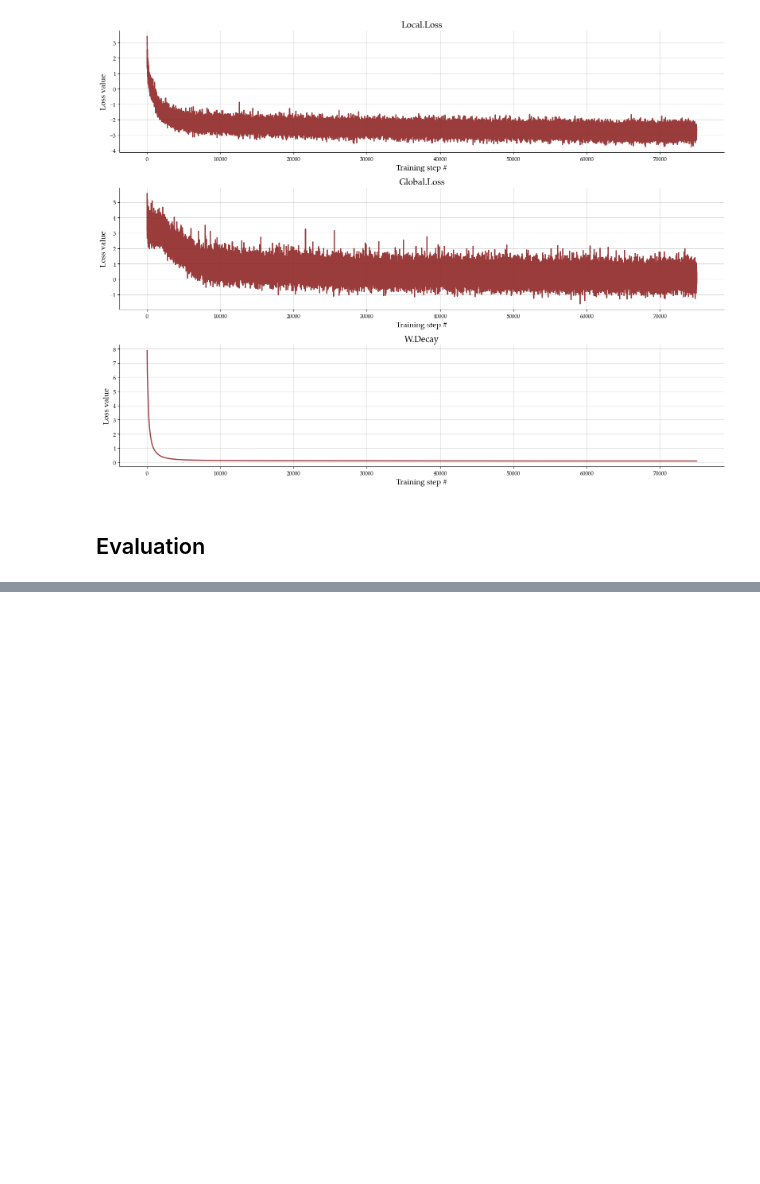
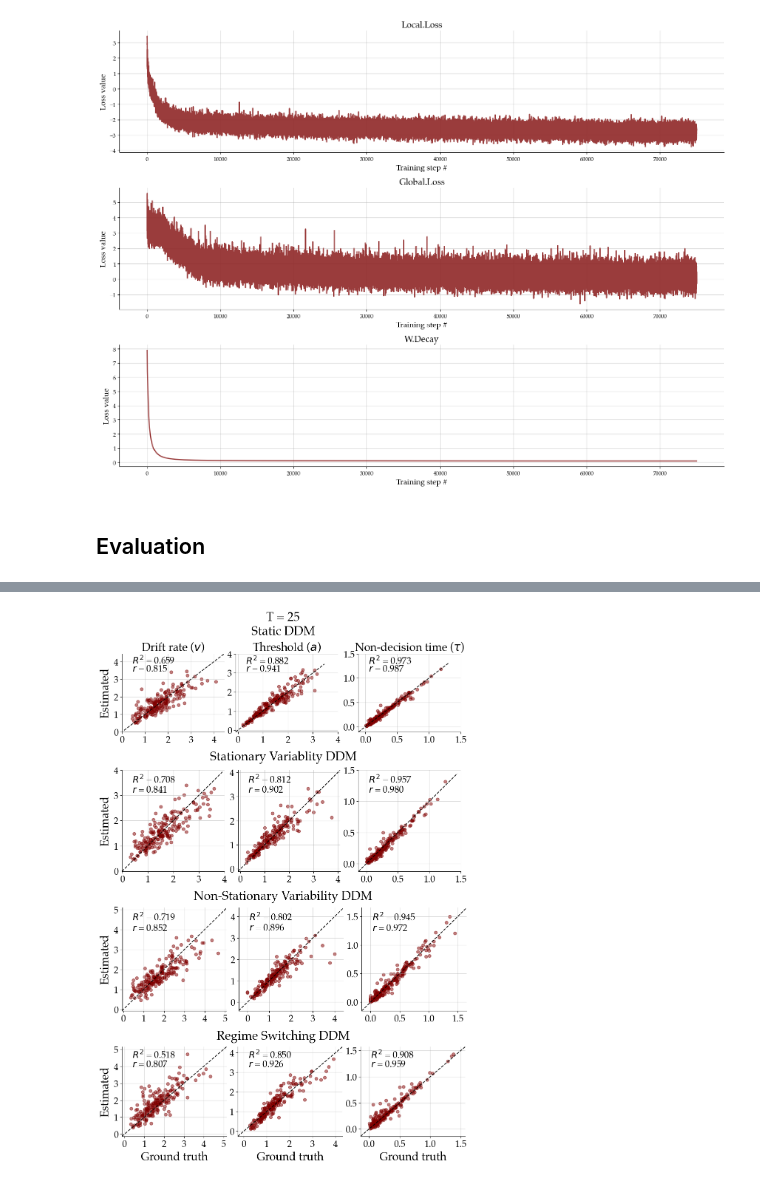
Before and after one commit to bayesflow-org/Neural-Superstatistics, a Jupyter notebook: applications/simulation_study/notebook/simulation_study_experiment.ipynb, the cells around one changed output, grey strips where cells are left out. Saved outputs shown, nothing was run; the diff lists cells and outputs as text; code cells hidden in the pictures; blank space fills up the shorter version.

```diff
--- a/applications/simulation_study/notebook/simulation_study_experiment.ipynb
+++ b/applications/simulation_study/notebook/simulation_study_experiment.ipynb
@@ -330,0 +334,91 @@ plt.savefig('../plots/simulation_study_mae.png', dpi=300, bbox_inches='tight')
+# %%
+TIME_POINTS = np.array([26, 51, 99, 199, 299, 399]) - 1
+param_names = [r'Drift rate ($v$)', r'Threshold ($a$)', r'Non-decision time ($\tau$)']
+# %%
+for time_point in TIME_POINTS:
+
+    fig = plt.figure(constrained_layout=True, figsize=(10, 15))
+
+    # create 4x1 subfigs
+    subfigs = fig.subfigures(nrows=4, ncols=1)
+    for row, subfig in enumerate(subfigs):
+        if row == 0:
+            subfig.suptitle("T = {}\n".format(time_point + 1) + subfigure_titles[row], fontsize=FONT_SIZE_1, fontweight='semibold')
+        else:
+            subfig.suptitle(subfigure_titles[row], fontsize=FONT_SIZE_1, fontweight='semibold')
+
+        # create 1x3 subplots per subfig
+        axs = subfig.subplots(nrows=1, ncols=3)
+        for col, ax in enumerate(axs):
+            ax.scatter(
+                true_summary[row, :, time_point, col],
+                post_mean_summaries[row, :, time_point, col],
+                alpha=0.5, color="maroon"
+                )
+
+            # Make plots quadratic to avoid visual illusions
+            lower = min(true_summary[row, :, time_point, col].min(),
+                        post_mean_summaries[row, :, time_point, col].min())
+            upper = max(true_summary[row, :, time_point, col].max(),
+                        post_mean_summaries[row, :, time_point, col].max())
+            eps = (upper - lower) * 0.1
+            ax.set_xlim([lower - eps, upper + eps])
+            ax.set_ylim([lower - eps, upper + eps])
+            ax.plot(
+                [ax.get_xlim()[0], ax.get_xlim()[1]],
+                [ax.get_ylim()[0], ax.get_ylim()[1]],
+                color="black",
+                alpha=0.9,
+                linestyle="dashed",
+            )
+
+            r2 = r2_score(true_summary[row, :, time_point, col],
+                        post_mean_summaries[row, :, time_point, col])
+            ax.text(
+                0.1, 0.9,
+                "$R^2$ = {:.3f}".format(r2),
+                horizontalalignment="left",
+                verticalalignment="center",
+                transform=ax.transAxes,
+                size=FONT_SIZE_3,
+                )
+            corr = np.corrcoef(
+                true_summary[row, :, time_point, col],
+                post_mean_summaries[row, :, time_point, col]
+                )[0, 1]
+            ax.text(
+                0.1, 0.8,
+                "$r$ = {:.3f}".format(corr),
+                horizontalalignment="left",
+                verticalalignment="center",
+                transform=ax.transAxes,
+                size=FONT_SIZE_3,
+            )
+
+            if row == 0:
+                ax.set_title(PARAM_LABELS[col] + ' ({})'.format(PARAM_NAMES[col]), fontsize=FONT_SIZE_2)
+            if row == 3:
+                ax.set_xlabel("Ground truth", fontsize=FONT_SIZE_2)
+            if col == 0:
+                ax.set_ylabel("Estimated", fontsize=FONT_SIZE_2)
+                ax.set_xticks([0.0, 1.0, 2.0, 3.0, 4.0])
+                ax.set_yticks([0.0, 1.0, 2.0, 3.0, 4.0])
+                if row > 1:
+                    ax.set_xticks([0.0, 1.0, 2.0, 3.0, 4.0, 5.0])
+                    ax.set_yticks([0.0, 1.0, 2.0, 3.0, 4.0, 5.0])
+            if col == 1:
+                ax.set_xticks([0.0, 1.0, 2.0, 3.0, 4.0])
+                ax.set_yticks([0.0, 1.0, 2.0, 3.0, 4.0])
+            if col == 2:
+                ax.set_xticks([0.0, 0.5, 1, 1.5])
+                ax.set_yticks([0.0, 0.5, 1, 1.5])
+            # Prettify
+            ax.grid(alpha=0.5)
+            ax.tick_params(axis="both", which="major", labelsize=FONT_SIZE_3)
+            ax.tick_params(axis="both", which="minor", labelsize=FONT_SIZE_3)
+
+    sns.despine()
+    # fig.tight_layout()
+    plt.savefig('../plots/simulation_study_true_estimated_{}.png'.format(time_point), dpi=300, bbox_inches='tight')
+# %% [output]
+[figure, added]
```
Also changed, not shown: parts of 9 cells of this notebook, 13 other files.
